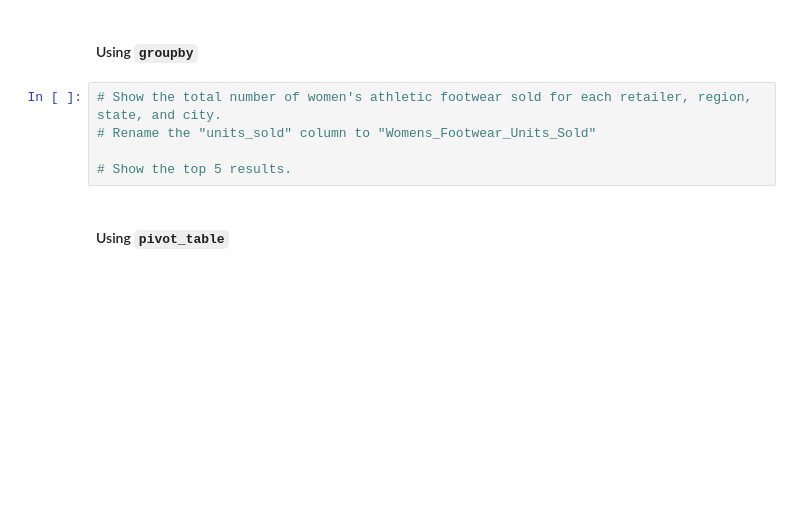
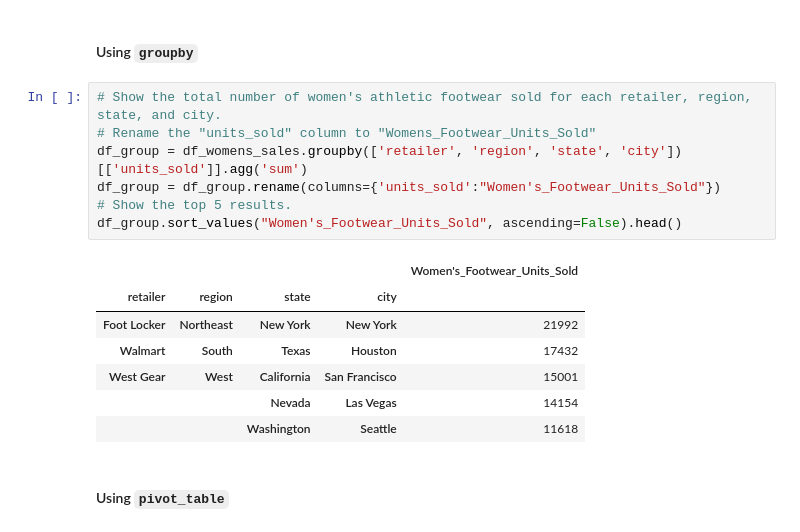
Before and after one commit to neebuntoum/athletic_sales_analysis, a Jupyter notebook: athletic_sales_analysis_starter_code.ipynb, the cells around one changed output. Cells and saved outputs as stored; diff of their text form; blank space fills up the shorter version.

```diff
--- a/athletic_sales_analysis_starter_code.ipynb
+++ b/athletic_sales_analysis_starter_code.ipynb
@@ -217,8 +276,18 @@ df_group.sort_values('Total_Products_Sold', ascending=False).head()
 # %%
 # Show the total number of women's athletic footwear sold for each retailer, region, state, and city.
 # Rename the "units_sold" column to "Womens_Footwear_Units_Sold"
-
+df_group = df_womens_sales.groupby(['retailer', 'region', 'state', 'city'])[['units_sold']].agg('sum')
+df_group = df_group.rename(columns={'units_sold':"Women's_Footwear_Units_Sold"})
 # Show the top 5 results.
+df_group.sort_values("Women's_Footwear_Units_Sold", ascending=False).head()
+# %% [output]
+|  |  |  |  | Women's_Footwear_Units_Sold |
+| retailer | region | state | city |  |
+| Foot Locker | Northeast | New York | New York | 21992 |
+| Walmart | South | Texas | Houston | 17432 |
+| West Gear | West | California | San Francisco | 15001 |
+|  |  | Nevada | Las Vegas | 14154 |
+|  |  | Washington | Seattle | 11618 |
 # %% [markdown]
 #### Using `pivot_table`
 # %%
```
Also changed, not shown: parts of 10 cells of this notebook, 1 other file.
